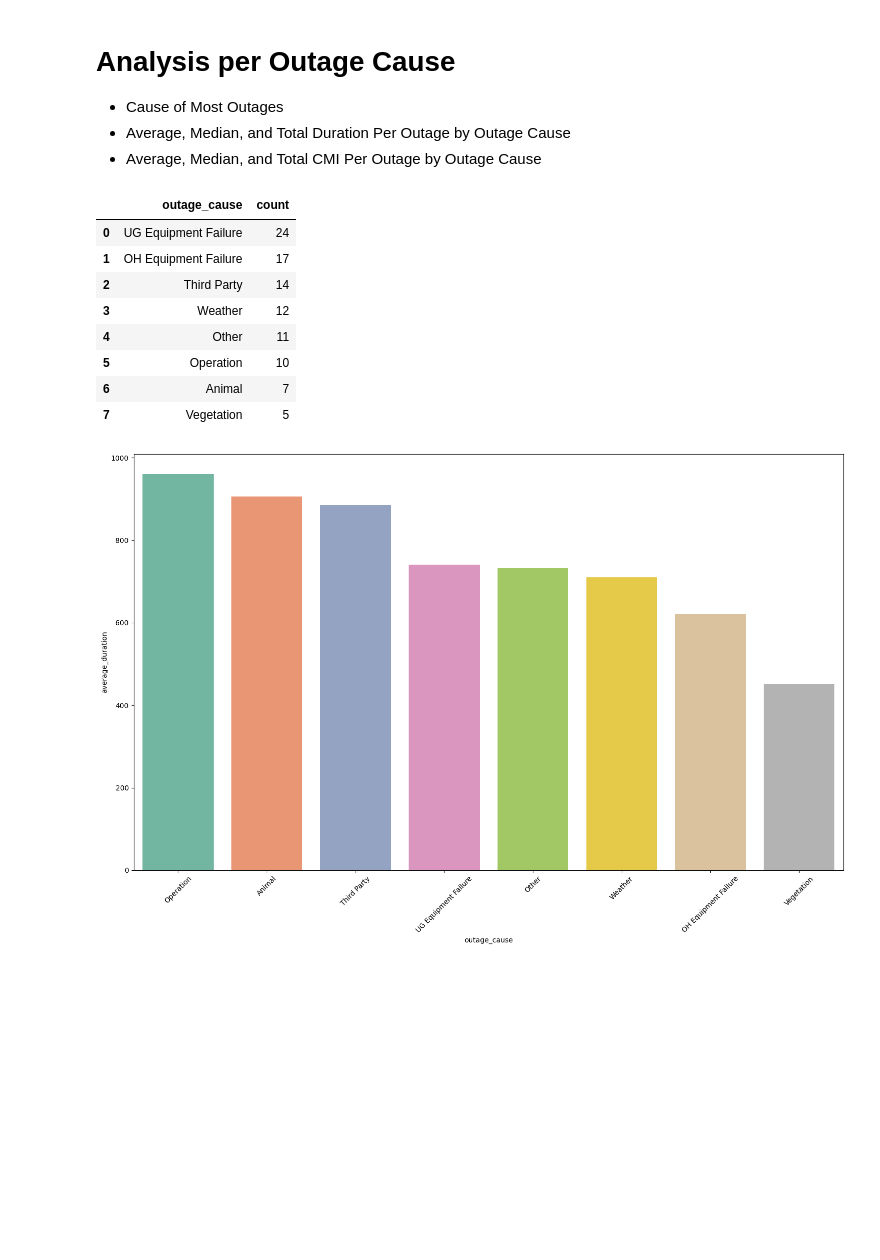
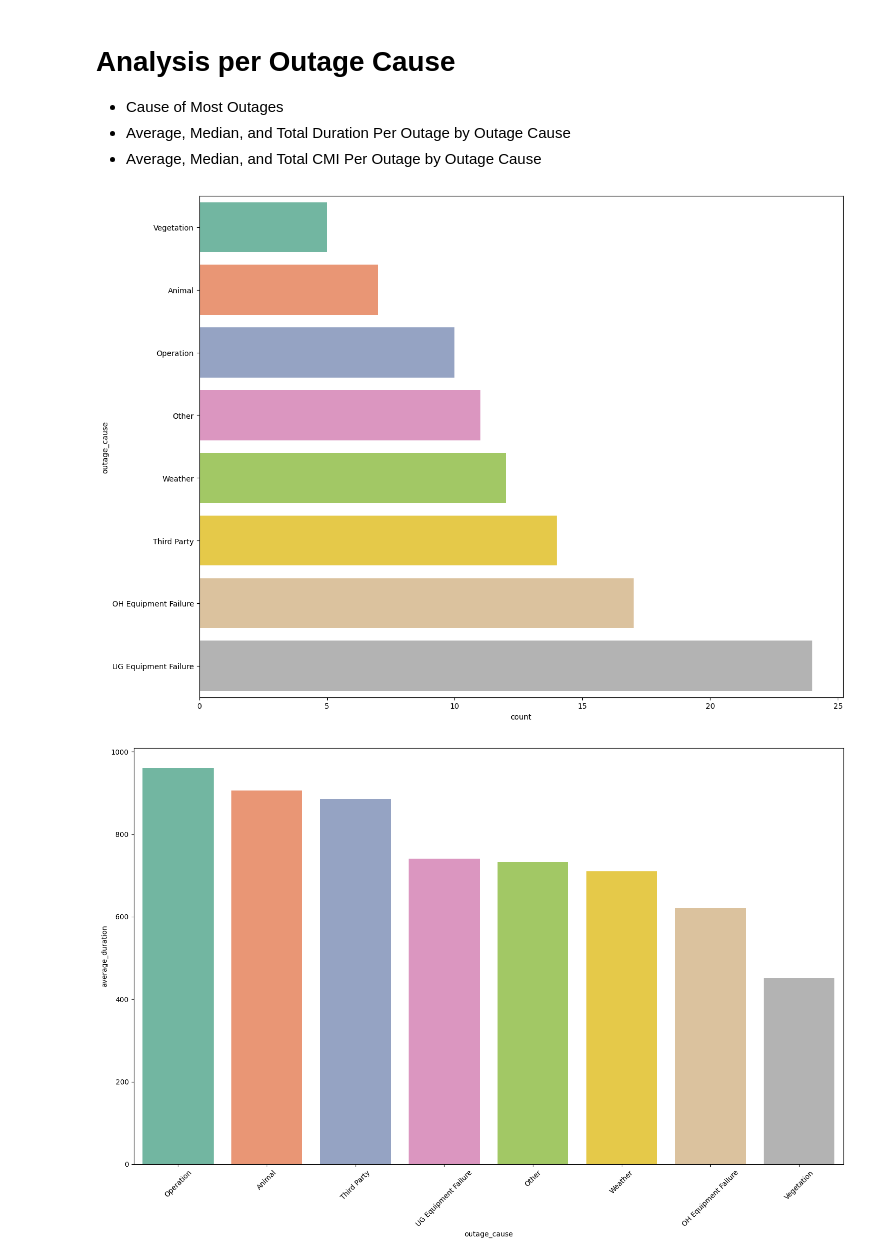
Before and after one commit to GerardoG2/ITC-2025, a Jupyter notebook: circuit-outage-analysis.ipynb, the cells around one changed output. Saved outputs shown, nothing was run; the diff lists cells and outputs as text; code cells hidden in the pictures; blank space fills up the shorter version.

Commit message:
created baprlot for outage count per coutage cause

```diff
--- a/circuit-outage-analysis.ipynb
+++ b/circuit-outage-analysis.ipynb
@@ -370,26 +370,23 @@ plt.show()
 # %%
 # top outage causes
 
 top_outage_causes_2024 = (
     df
     .groupby("outage_cause")
     .size()
     .reset_index(name="count")
-    .sort_values(by='count', ascending = False)
+    .sort_values(by='count', ascending = True)
     .reset_index(drop=True)
 )
 
-top_outage_causes_2024
+# top_outage_causes_2024
+
+plt.figure(figsize=(14,10))
+
+sns.barplot(top_outage_causes_2024, x = 'count', y = 'outage_cause', hue = 'outage_cause', palette = 'Set2', legend=False)
+plt.tight_layout()
 # %% [output]
-|  | outage_cause | count |
-| 0 | UG Equipment Failure | 24 |
-| 1 | OH Equipment Failure | 17 |
-| 2 | Third Party | 14 |
-| 3 | Weather | 12 |
-| 4 | Other | 11 |
-| 5 | Operation | 10 |
-| 6 | Animal | 7 |
-| 7 | Vegetation | 5 |
+[figure, added]
 # %%
 #  Outage Cause Average Duration Per Outage - 2024
 outage_cause_avg_duration = (
```
Also changed, not shown: parts of 1 cell of this notebook.
